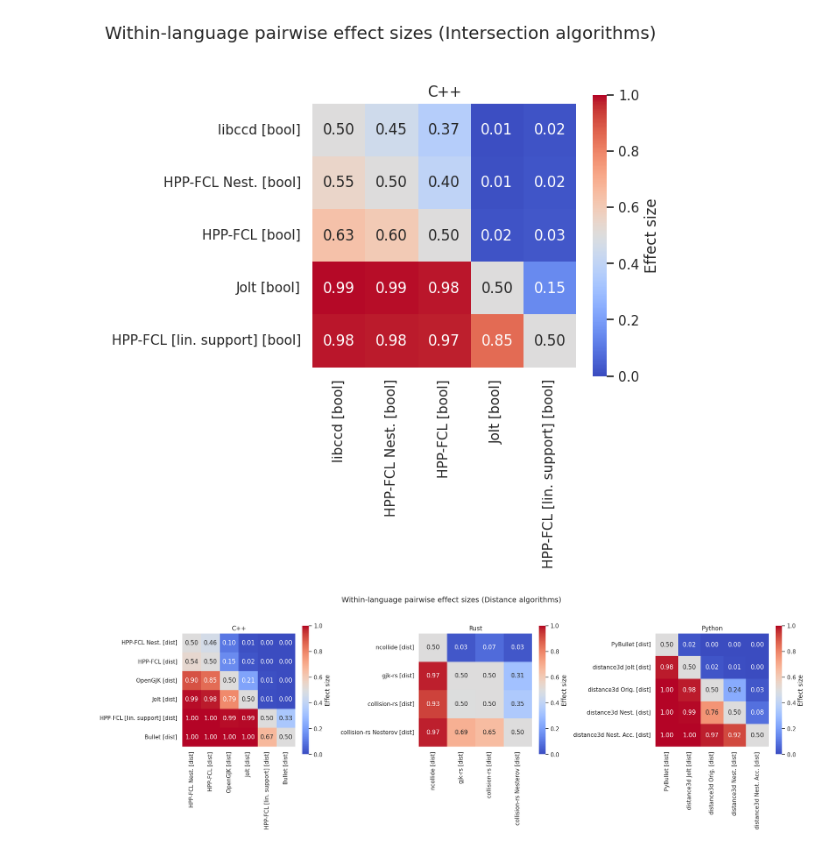
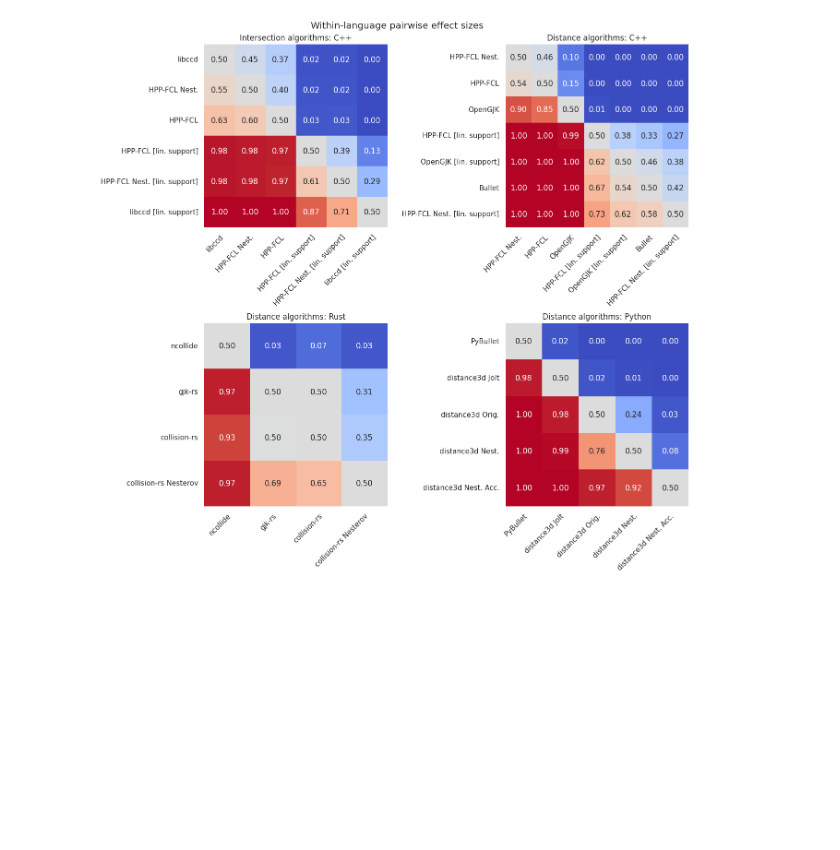
Before and after one commit to ThiloU/collision-comparison, a Jupyter notebook: compare-python/analyze_new/effect_size_analysis.ipynb, the cells around one changed output. Drawn from its saved outputs; the diff is of its cells as text; code cells hidden in the pictures; blank space fills up the shorter version.

```diff
--- a/compare-python/analyze_new/effect_size_analysis.ipynb
+++ b/compare-python/analyze_new/effect_size_analysis.ipynb
@@ -16,10 +16,12 @@ df.set_index("file", inplace=True)
 from algo_metadata import AlgoData, algo_metadata
 # %%
 EXCLUDED_ALGORITHMS = [
-    "openGJK distance linear support",
-    "libccd intersection linear support",
-    "FCL intersection linear support",
-    "FCL distance linear support",
+    # "openGJK distance linear support",
+    # "libccd intersection linear support",
+    # "FCL intersection linear support",
+    # "FCL distance linear support",
+    "Jolt distance",
+    "Jolt intersection",
 ]
 
 included_algorithms = [a for a in df.columns if a not in EXCLUDED_ALGORITHMS]
@@ -28,7 +30,7 @@ df_long = df[included_algorithms].melt(var_name="Algorithm", value_name="Value")
 
 df_long["Language"] = df_long["Algorithm"].map(lambda name: algo_metadata[name].language.value)
 df_long["Category"] = df_long["Algorithm"].map(lambda name: algo_metadata[name].category)
-df_long["Label"] = df_long["Algorithm"].map(lambda name: algo_metadata[name].pretty_name_full)
+df_long["Label"] = df_long["Algorithm"].map(lambda name: algo_metadata[name].pretty_name)
 
 languages = [lang.value for lang in AlgoData.Language]
 categories = list(AlgoData.Category)
@@ -122,47 +124,60 @@ def cliffs_delta_matrix_to_latex(mat, caption, label, escape_underscores=True, l
 def slugify(text):
     return text.lower().replace("++", "pp").replace(" ", "-")
 # %%
+import math
+
+NCOLS = 2  # at most two heatmaps per row
+
+# 1) Compute all matrices
 within_language_matrices = {}  # {category: {language: matrix}}
+panels = []                    # (category, language, matrix)
 
 for category in categories:
     df_cat = df_long[df_long["Category"] == category]
     active_languages = [
         lang for lang in languages
         if df_cat.loc[df_cat["Language"] == lang, "Algorithm"].nunique() >= 2
     ]
     if not active_languages:
         continue
 
-    fig, axes = plt.subplots(1, len(active_languages), figsize=(6.5 * len(active_languages), 6))
-    if len(active_languages) == 1:
-        axes = [axes]
-
     within_language_matrices[category] = {}
-
-    for ax, lang in zip(axes, active_languages):
+    for lang in active_languages:
         sub = df_cat[df_cat["Language"] == lang]
         mat = pairwise_cliffs_delta_matrix(sub)
         within_language_matrices[category][lang] = mat
+        panels.append((category, lang, mat))
 
-        sns.heatmap(
-            mat.astype(float), annot=True, fmt=".2f", cmap="coolwarm",
-            # mask=np.triu(np.ones_like(mat, dtype=bool)),
-            vmin=0, vmax=1, center=0.5, ax=ax, square=True,
-            cbar_kws={"label": "Effect size"}
-        )
-        ax.set_title(f"{lang}")
-        ax.set_xlabel("")
-        ax.set_ylabel("")
-        ax.tick_params(axis="x", rotation=90)
-        ax.tick_params(axis="y", rotation=0)
+# 2) One figure, panels laid out row by row
+nrows = math.ceil(len(panels) / NCOLS)
+fig, axes = plt.subplots(
+    nrows, NCOLS, figsize=(6.5 * NCOLS, 6 * nrows),
+    squeeze=False, layout="constrained",
+)
+axes_flat = axes.ravel()
 
-    fig.suptitle(f"Within-language pairwise effect sizes ({category.value} algorithms)", y=1.03)
-    plt.tight_layout()
-    plt.savefig(f"effect_sizes_within_language_{slugify(category.value)}.pdf", bbox_inches="tight")
-    plt.show()
+for ax, (category, lang, mat) in zip(axes_flat, panels):
+    sns.heatmap(
+        mat.astype(float), annot=True, fmt=".2f", cmap="coolwarm",
+        # mask=np.triu(np.ones_like(mat, dtype=bool)),
+        vmin=0, vmax=1, center=0.5, ax=ax, square=True,
+        cbar=False,
+    )
+    ax.set_title(f"{category.value} algorithms: {lang}")
+    ax.set_xlabel("")
+    ax.set_ylabel("")
+    plt.setp(ax.get_xticklabels(), rotation=45, ha="right", rotation_mode="anchor")
+    ax.tick_params(axis="y", rotation=0)
+
+# hide any unused grid cells (only relevant if the panel count is odd)
+for ax in axes_flat[len(panels):]:
+    ax.set_visible(False)
+
+fig.suptitle("Within-language pairwise effect sizes")
+plt.savefig("effect_sizes_within_language.pdf", bbox_inches="tight")
+plt.show()
 # %% [output]
-[figure, old version]
+[figure, new version]
-[figure, removed]
 # %%
 for category, lang_matrices in within_language_matrices.items():
     for lang, mat in lang_matrices.items():
```
Also changed, not shown: parts of 6 cells of this notebook, 4 other files.
